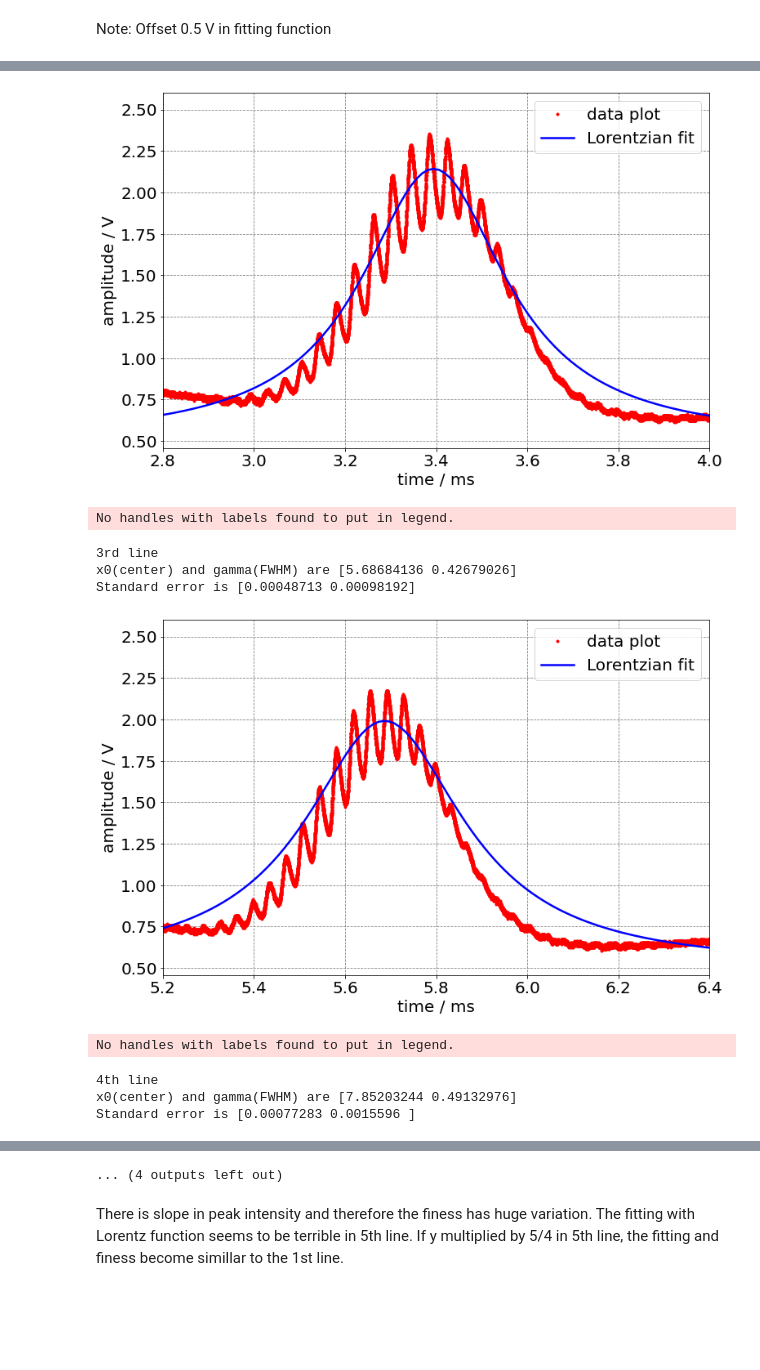
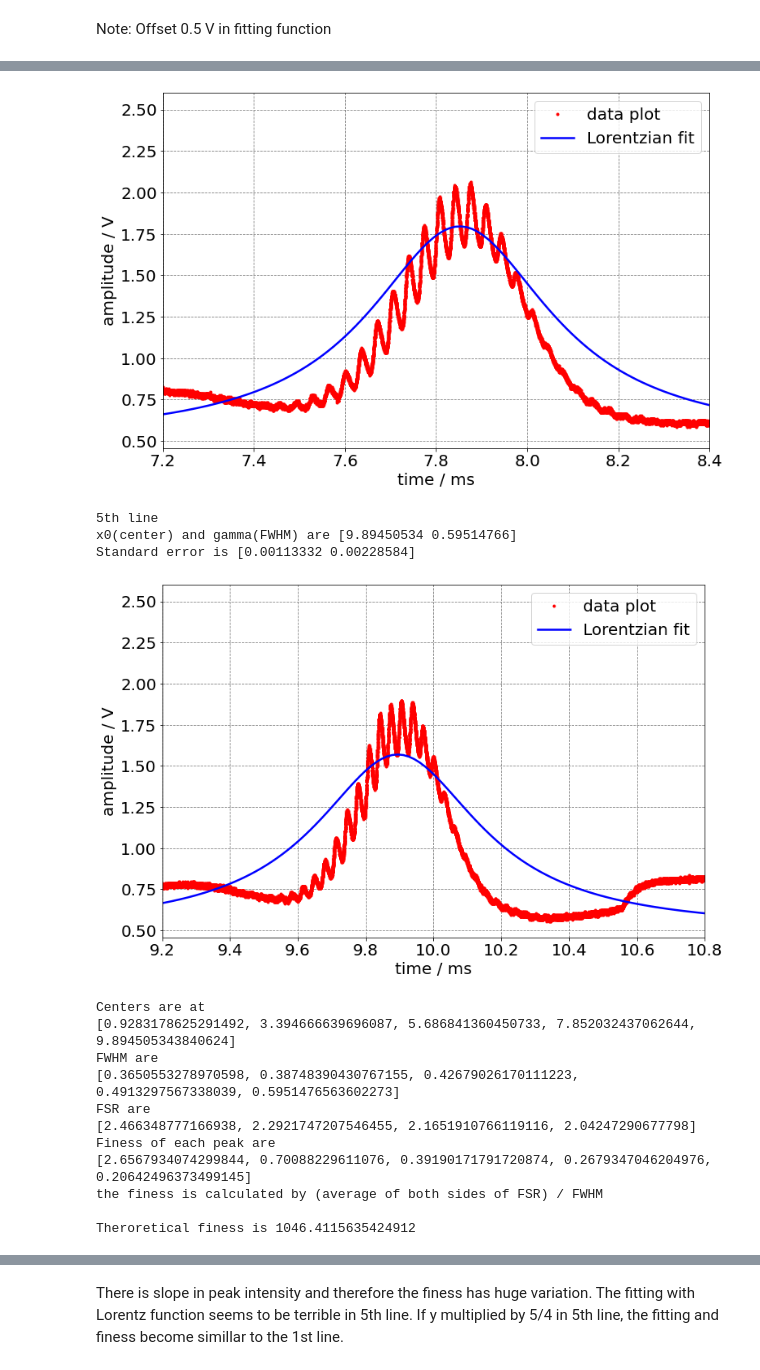
Before and after one commit to JavasIto/OPLab, a Jupyter notebook: Absorption.ipynb, the cells around one changed output, grey strips where cells are left out. Saved outputs shown, nothing was run; the diff lists cells and outputs as text; code cells hidden in the pictures; blank space fills up the shorter version.

```diff
--- a/Absorption.ipynb
+++ b/Absorption.ipynb
@@ -138,7 +132,6 @@ def FitFPR(xDatamin, xDatamax):
     plt.yticks(fontsize = 20)
     plt.xlim(xData[xDatamin], xData[xDatamax])
     plt.grid(color = "gray", linestyle="--")
-    plt.legend( ) # add legend
     plt.xlabel('time / ms', fontsize = 20) # x axis label
     plt.ylabel('amplitude / V', fontsize = 20) # y axis label
 
@@ -174,14 +167,21 @@ print("FSR are")
 print(FSR)
 
 Finess = []
-for i in range(0, len(Center)-1):
-    Finess.append(FSR[i]/Center[i])
-print("Finess are")
+for i in range(0, len(Center)):
+    if i == 0 :
+        Finess.append(FSR[i]/Center[i])
+    elif i >= len(FSR):
+        Finess.append(FSR[i-1]/Center[i])
+    else:
+        Finess.append(((FSR[i-1]+FSR[i])/2)/Center[i])
+
+print("Finess of each peak are")
 print(Finess)
+print("the finess is calculated by (average of both sides of FSR) / FWHM ")
 
 R = 0.9985
-print("Theroretical finess is")
-print(np.pi*R/(1-R**2))
+print("\nTheroretical finess is", np.pi*R/(1-R**2))
+
 
 ### plot data
 # fig = plt.figure(figsize = (7, 7)) # set figure size
@@ -204,10 +210,16 @@ Standard error is [0.00034027 0.00068559]
-[figure]
+[figure]
-No handles with labels found to put in legend.
+5th line
+x0(center) and gamma(FWHM) are [9.89450534 0.59514766]
+Standard error is [0.00113332 0.00228584]
+[figure, added]
-3rd line
-x0(center) and gamma(FWHM) are [5.68684136 0.42679026]
-Standard error is [0.00048713 0.00098192]
+Centers are at
+[0.9283178625291492, 3.394666639696087, 5.686841360450733, 7.852032437062644, 9.894505343840624]
+FWHM are
+[0.3650553278970598, 0.38748390430767155, 0.42679026170111223, 0.4913297567338039, 0.5951476563602273]
+FSR are
+[2.466348777166938, 2.2921747207546455, 2.1651910766119116, 2.04247290677798]
+Finess of each peak are
+[2.6567934074299844, 0.70088229611076, 0.39190171791720874, 0.2679347046204976, 0.20642496373499145]
+the finess is calculated by (average of both sides of FSR) / FWHM
+
+Theroretical finess is 1046.4115635424912
-[figure]
-No handles with labels found to put in legend.
-4th line
-x0(center) and gamma(FWHM) are [7.85203244 0.49132976]
-Standard error is [0.00077283 0.0015596 ]
@@ -215,4 +226,3 @@ Standard error is [0.00077283 0.0015596 ]
-... (4 outputs left out)
 # %% [markdown]
 There is slope in peak intensity and therefore the finess has huge variation.
 The fitting with Lorentz function seems to be terrible in 5th line. If y multiplied by 5/4 in 5th line, the fitting and finess become simillar to the 1st line.
```
Also changed, not shown: parts of 11 cells of this notebook.
